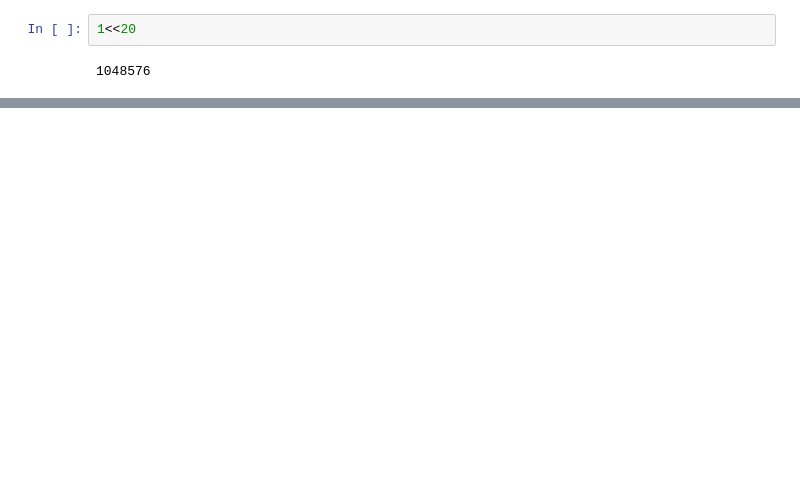
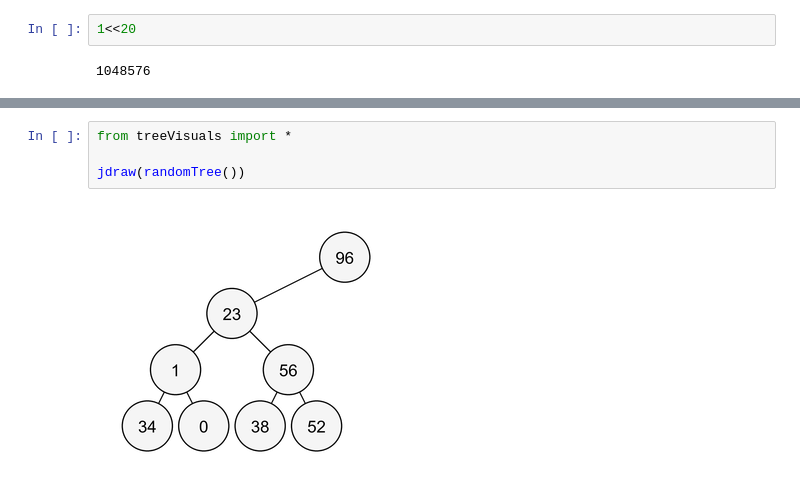
Before and after one commit to Redhatt/preparation, a Jupyter notebook: jupyter/rough.ipynb, the cells around one changed output, grey strips where cells are left out. Saved outputs shown, nothing was run; the diff lists cells and outputs as text; blank space fills up the shorter version.

```diff
--- a/jupyter/rough.ipynb
+++ b/jupyter/rough.ipynb
@@ -166,0 +190,6 @@ Python 3.8.6
+# %%
+from treeVisuals import *
+
+jdraw(randomTree())
+# %% [output]
+[figure, added]
```
Also changed, not shown: parts of 4 cells of this notebook, 6 other files.
